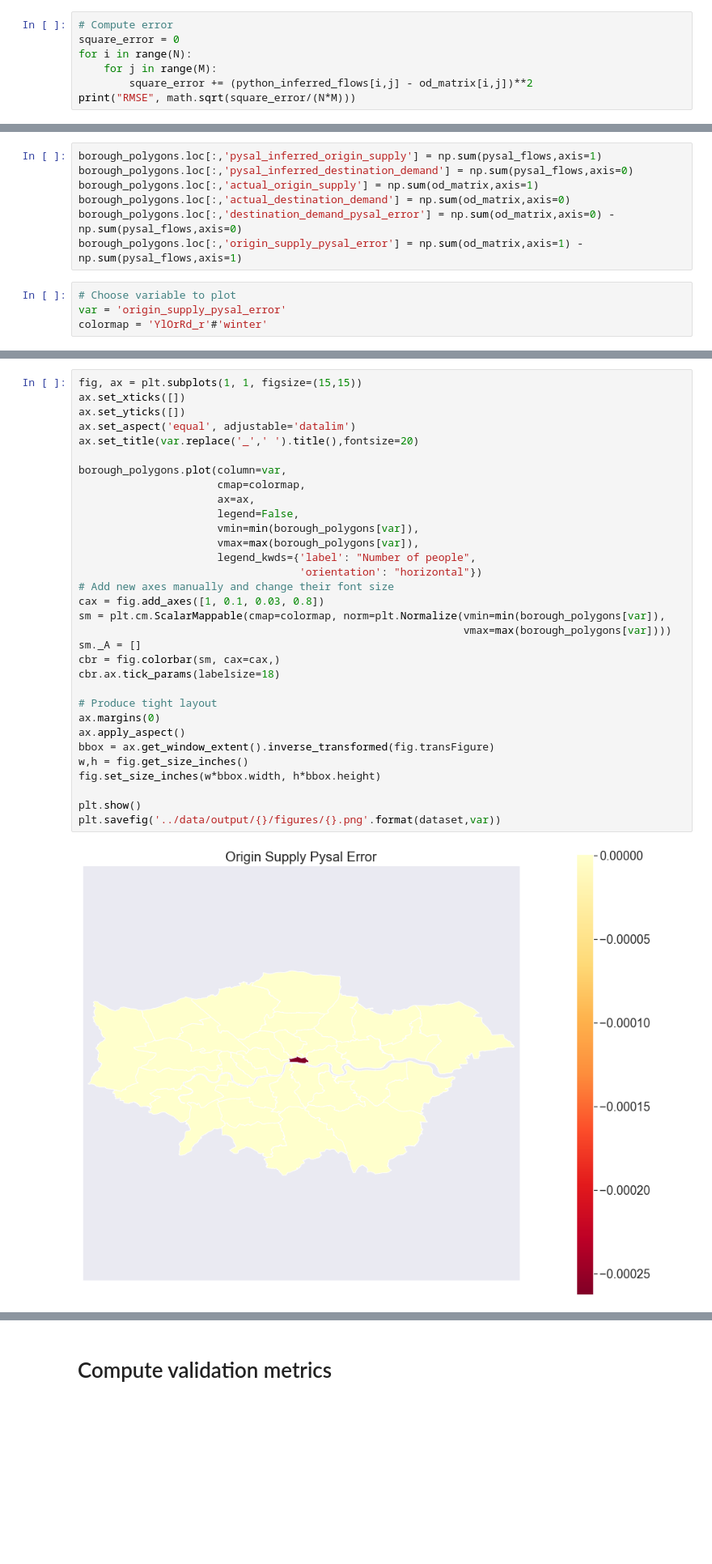
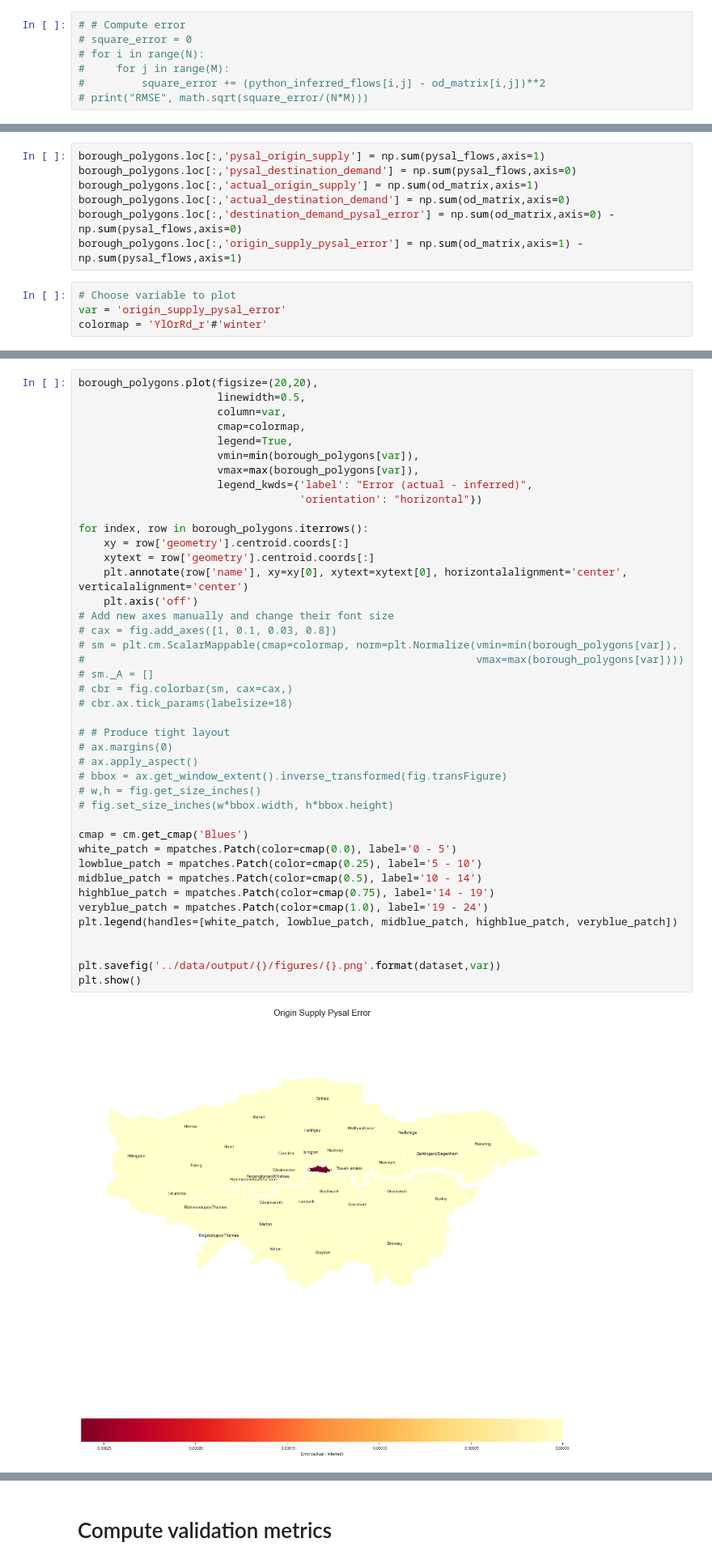
Before and after one commit to YannisZa/stochastic-travel-demand-modelling, a Jupyter notebook: notebooks/doubly_constrained_spatial_interaction_model.ipynb, the cells around one changed output, grey strips where cells are left out. Shown: that part at 81% size. Cells and saved outputs as stored; diff of their text form; blank space fills up the shorter version.

```diff
--- a/notebooks/doubly_constrained_spatial_interaction_model.ipynb
+++ b/notebooks/doubly_constrained_spatial_interaction_model.ipynb
@@ -295,7 +148,7 @@ pd.DataFrame(od_matrix)
 # %%
-# Compute error
-square_error = 0
-for i in range(N):
-    for j in range(M):
-        square_error += (python_inferred_flows[i,j] - od_matrix[i,j])**2
-print("RMSE", math.sqrt(square_error/(N*M)))
+# # Compute error
+# square_error = 0
+# for i in range(N):
+#     for j in range(M):
+#         square_error += (python_inferred_flows[i,j] - od_matrix[i,j])**2
+# print("RMSE", math.sqrt(square_error/(N*M)))
@@ -415,8 +336,8 @@ plt.savefig('../data/output/{}/figures/{}.png'.format(dataset,(filename+"_flows"
 # %% [markdown]
 # Visualise origin and destination demand
 # %%
-borough_polygons.loc[:,'pysal_inferred_origin_supply'] = np.sum(pysal_flows,axis=1)
-borough_polygons.loc[:,'pysal_inferred_destination_demand'] = np.sum(pysal_flows,axis=0)
+borough_polygons.loc[:,'pysal_origin_supply'] = np.sum(pysal_flows,axis=1)
+borough_polygons.loc[:,'pysal_destination_demand'] = np.sum(pysal_flows,axis=0)
 borough_polygons.loc[:,'actual_origin_supply'] = np.sum(od_matrix,axis=1)
 borough_polygons.loc[:,'actual_destination_demand'] = np.sum(od_matrix,axis=0)
 borough_polygons.loc[:,'destination_demand_pysal_error'] = np.sum(od_matrix,axis=0) - np.sum(pysal_flows,axis=0)
@@ -428,34 +351,44 @@ colormap = 'YlOrRd_r'#'winter'
 # %%
-fig, ax = plt.subplots(1, 1, figsize=(15,15))
-ax.set_xticks([])
-ax.set_yticks([])
-ax.set_aspect('equal', adjustable='datalim')
-ax.set_title(var.replace('_',' ').title(),fontsize=20)
-
-borough_polygons.plot(column=var,
+borough_polygons.plot(figsize=(20,20),
+                      linewidth=0.5,
+                      column=var,
                       cmap=colormap,
-                      ax=ax,
-                      legend=False,
+                      legend=True,
                       vmin=min(borough_polygons[var]),
                       vmax=max(borough_polygons[var]),
-                      legend_kwds={'label': "Number of people",
+                      legend_kwds={'label': "Error (actual - inferred)",
                                    'orientation': "horizontal"})
+
+for index, row in borough_polygons.iterrows():
+    xy = row['geometry'].centroid.coords[:]
+    xytext = row['geometry'].centroid.coords[:]
+    plt.annotate(row['name'], xy=xy[0], xytext=xytext[0], horizontalalignment='center', verticalalignment='center')
+    plt.axis('off')
 # Add new axes manually and change their font size
-cax = fig.add_axes([1, 0.1, 0.03, 0.8])
-sm = plt.cm.ScalarMappable(cmap=colormap, norm=plt.Normalize(vmin=min(borough_polygons[var]),
-                                                             vmax=max(borough_polygons[var])))
-sm._A = []
-cbr = fig.colorbar(sm, cax=cax,)
-cbr.ax.tick_params(labelsize=18)
+# cax = fig.add_axes([1, 0.1, 0.03, 0.8])
+# sm = plt.cm.ScalarMappable(cmap=colormap, norm=plt.Normalize(vmin=min(borough_polygons[var]),
+#                                                              vmax=max(borough_polygons[var])))
+# sm._A = []
+# cbr = fig.colorbar(sm, cax=cax,)
+# cbr.ax.tick_params(labelsize=18)
 
-# Produce tight layout
-ax.margins(0)
-ax.apply_aspect()
-bbox = ax.get_window_extent().inverse_transformed(fig.transFigure)
-w,h = fig.get_size_inches()
-fig.set_size_inches(w*bbox.width, h*bbox.height)
+# # Produce tight layout
+# ax.margins(0)
+# ax.apply_aspect()
+# bbox = ax.get_window_extent().inverse_transformed(fig.transFigure)
+# w,h = fig.get_size_inches()
+# fig.set_size_inches(w*bbox.width, h*bbox.height)
 
+cmap = cm.get_cmap('Blues')
+white_patch = mpatches.Patch(color=cmap(0.0), label='0 - 5')
+lowblue_patch = mpatches.Patch(color=cmap(0.25), label='5 - 10')
+midblue_patch = mpatches.Patch(color=cmap(0.5), label='10 - 14')
+highblue_patch = mpatches.Patch(color=cmap(0.75), label='14 - 19')
+veryblue_patch = mpatches.Patch(color=cmap(1.0), label='19 - 24')
+plt.legend(handles=[white_patch, lowblue_patch, midblue_patch, highblue_patch, veryblue_patch])
+
+
+plt.savefig('../data/output/{}/figures/{}.png'.format(dataset,var))
 plt.show()
-plt.savefig('../data/output/{}/figures/{}.png'.format(dataset,var))
 # %% [output]
-[figure, old version]
+[figure, new version]
```
Also changed, not shown: parts of 26 cells of this notebook.
